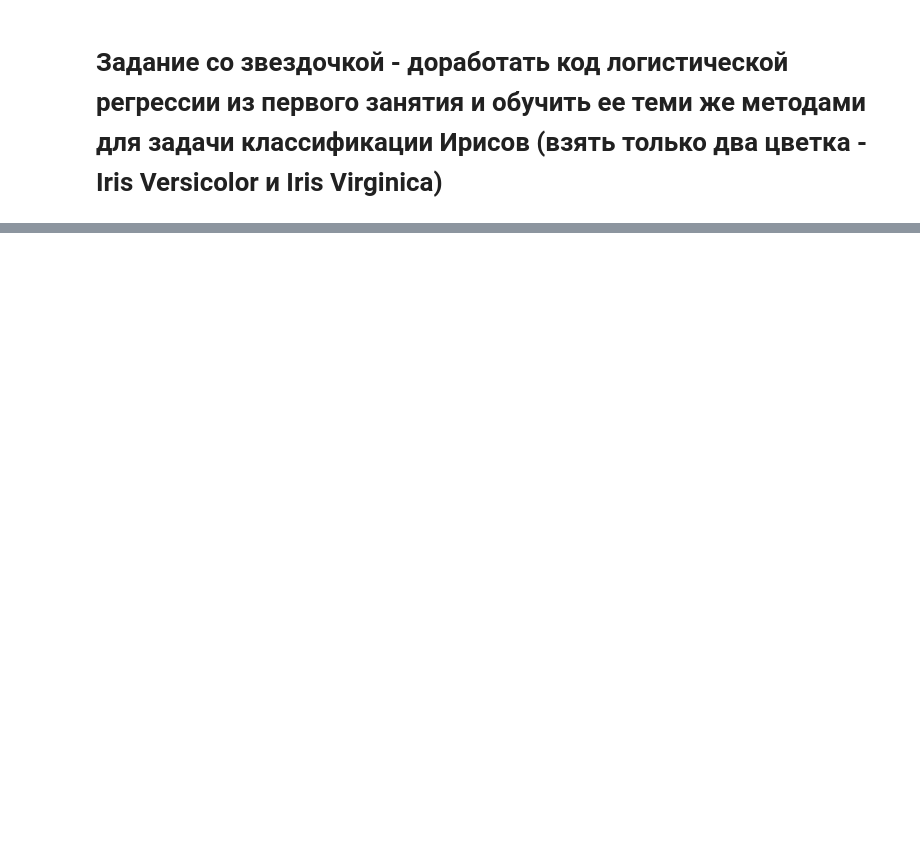
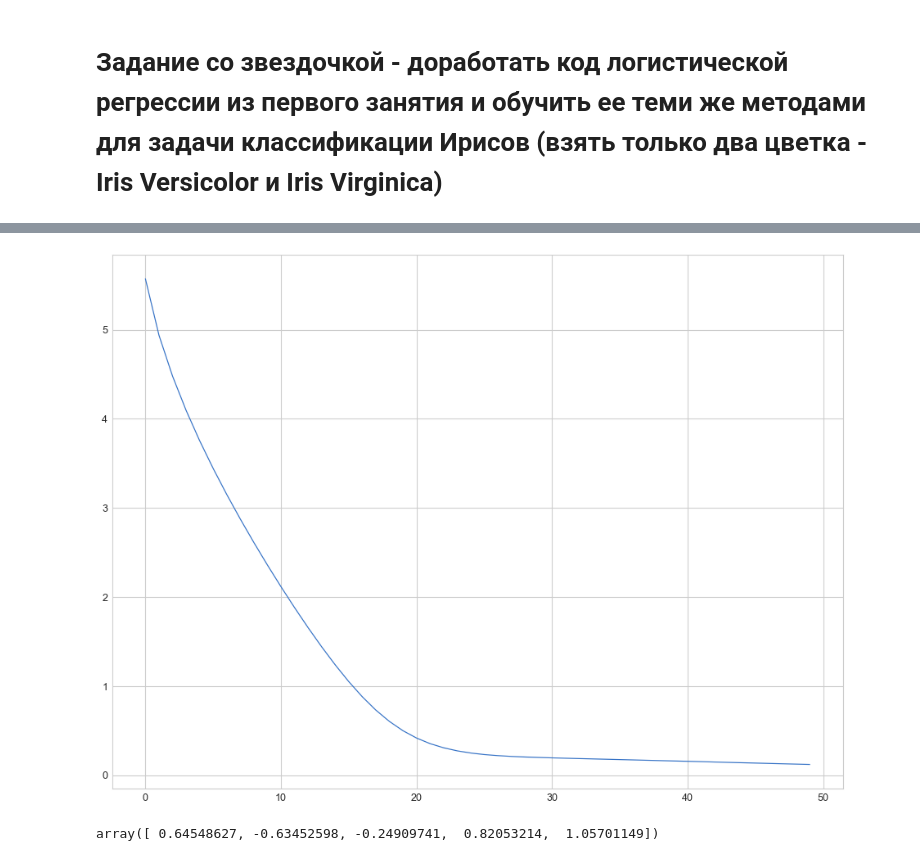
Before and after one commit to HeliosBI/AMLHW6---Loss-and-GD, a Jupyter notebook: HW6---Loss-and-GD.ipynb, the cells around one changed output, grey strips where cells are left out. Saved outputs shown, nothing was run; the diff lists cells and outputs as text; code cells hidden in the pictures; blank space fills up the shorter version.

```diff
--- a/HW6---Loss-and-GD.ipynb
+++ b/HW6---Loss-and-GD.ipynb
@@ -127,0 +179,37 @@ array([1.80288772, 0.92159878])
+# %%
+EPOCHS = 50
+LEARNING_RATE = 0.01
+
+gamma = 0.9
+cache_param = np.zeros_like(data.shape[1])
+eps = 1e-8
+
+costs = []
+params = []
+preds = []
+
+m = data.shape[0]
+params = np.ones(data.shape[1])
+# %%
+for _ in range(EPOCHS):
+    predictions = 1/(1+np.exp(-1*(np.dot(data, params))))
+    preds.append(predictions)
+
+    cost = -(1 / m) * np.sum(target * np.log(predictions) + (1 - target) * np.log(1 - predictions))
+    costs.append(cost)
+
+    cache_param =  gamma * cache_param + (1 - gamma) * (np.square(np.sum(predictions - target) / len(predictions)))
+
+    grad_param = (1 / m) * np.dot(data.T, predictions - target)
+
+    params -= LEARNING_RATE * grad_param / (np.sqrt(cache_param) + eps)
+# %%
+plt.figure(figsize=(16,12))
+plt.plot(costs)
+plt.show()
+# %% [output]
+[figure, added]
+# %%
+params
+# %% [output]
+array([ 0.64548627, -0.63452598, -0.24909741,  0.82053214,  1.05701149])
```
Also changed, not shown: parts of 18 cells of this notebook.
